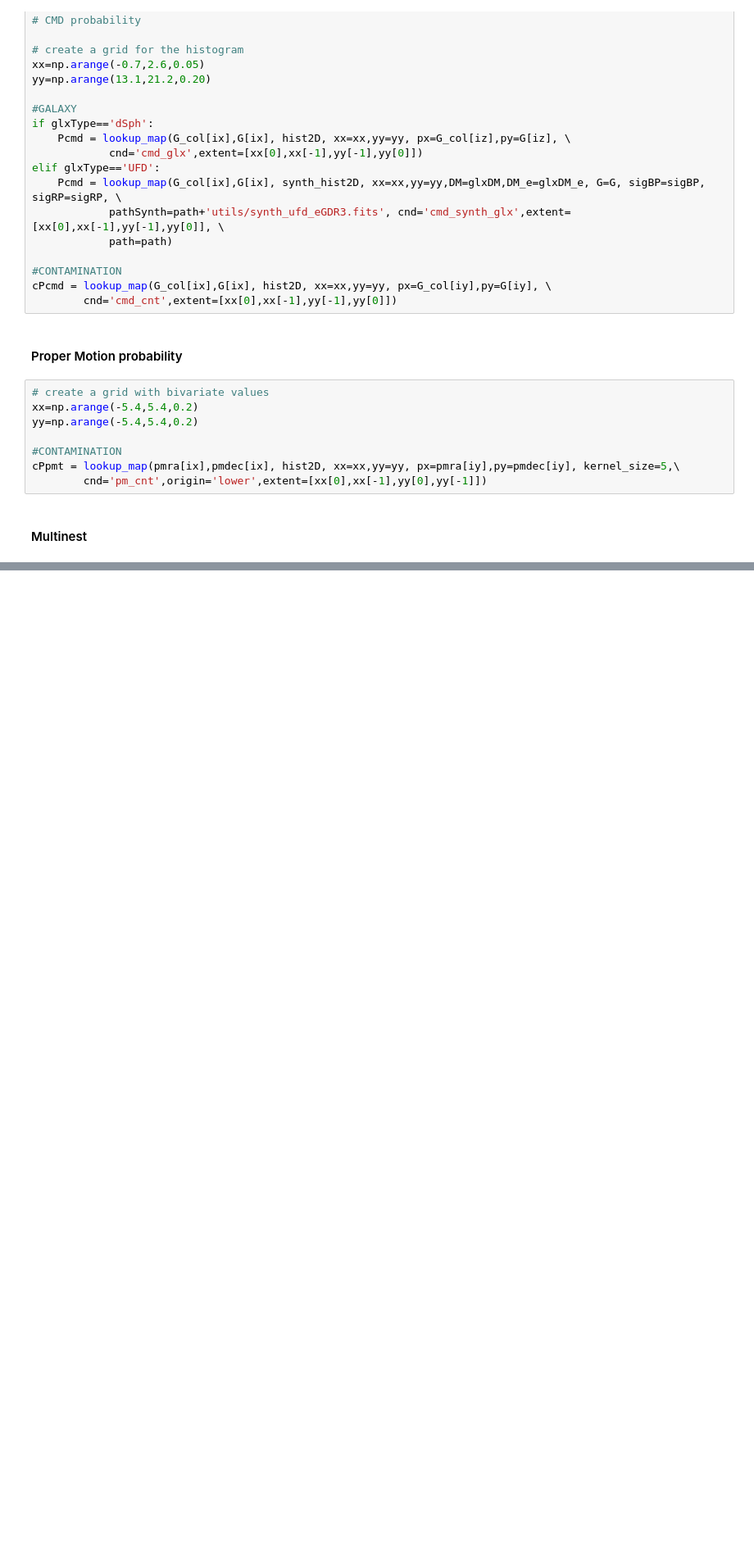
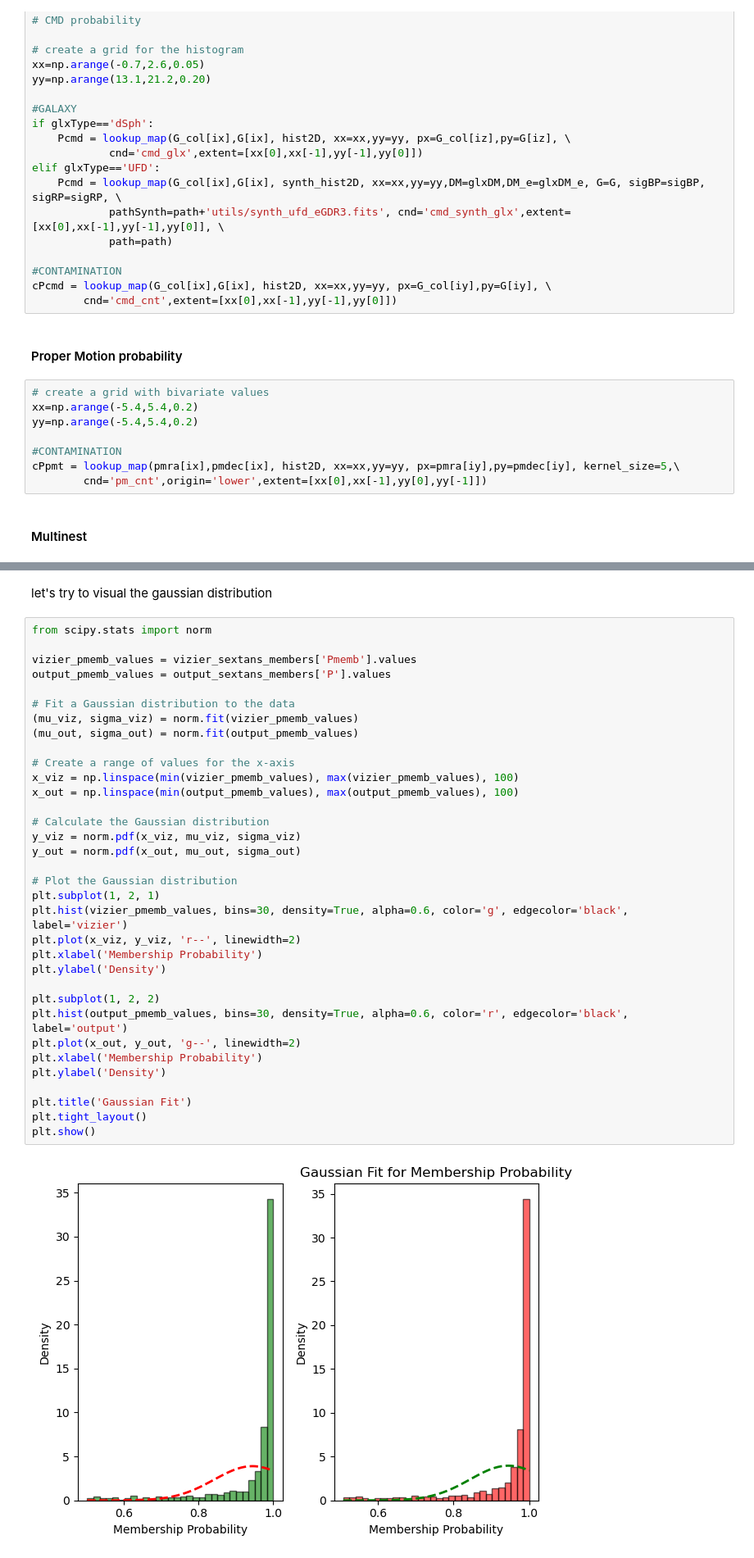
Before and after one commit to marcoboscato/Internship_Tenerife, a Jupyter notebook: Python Scripts/sextans_test.ipynb, the cells around one changed output, grey strips where cells are left out. Shown: that part at 82% size. Drawn from its saved outputs; the diff is of its cells as text; blank space fills up the shorter version.

```diff
--- a/Python Scripts/sextans_test.ipynb
+++ b/Python Scripts/sextans_test.ipynb
@@ -1074 +1204,39 @@ ValueError: could not convert string '-0.139051069827342929-308' to float64 at r
+# %% [markdown]
+let's try to visual the gaussian distribution
+# %%
+from scipy.stats import norm
+
+vizier_pmemb_values = vizier_sextans_members['Pmemb'].values
+output_pmemb_values = output_sextans_members['P'].values
+
+# Fit a Gaussian distribution to the data
+(mu_viz, sigma_viz) = norm.fit(vizier_pmemb_values)
+(mu_out, sigma_out) = norm.fit(output_pmemb_values)
+
+# Create a range of values for the x-axis
+x_viz = np.linspace(min(vizier_pmemb_values), max(vizier_pmemb_values), 100)
+x_out = np.linspace(min(output_pmemb_values), max(output_pmemb_values), 100)
+
+# Calculate the Gaussian distribution
+y_viz = norm.pdf(x_viz, mu_viz, sigma_viz)
+y_out = norm.pdf(x_out, mu_out, sigma_out)
+
+# Plot the Gaussian distribution
+plt.subplot(1, 2, 1)
+plt.hist(vizier_pmemb_values, bins=30, density=True, alpha=0.6, color='g', edgecolor='black', label='vizier')
+plt.plot(x_viz, y_viz, 'r--', linewidth=2)
+plt.xlabel('Membership Probability')
+plt.ylabel('Density')
+
+plt.subplot(1, 2, 2)
+plt.hist(output_pmemb_values, bins=30, density=True, alpha=0.6, color='r', edgecolor='black', label='output')
+plt.plot(x_out, y_out, 'g--', linewidth=2)
+plt.xlabel('Membership Probability')
+plt.ylabel('Density')
+
+plt.title('Gaussian Fit')
+plt.tight_layout()
+plt.show()
+# %% [output]
+[figure, added]
 # %% [markdown]
```
Also changed, not shown: parts of 12 cells of this notebook, 20 other files.
